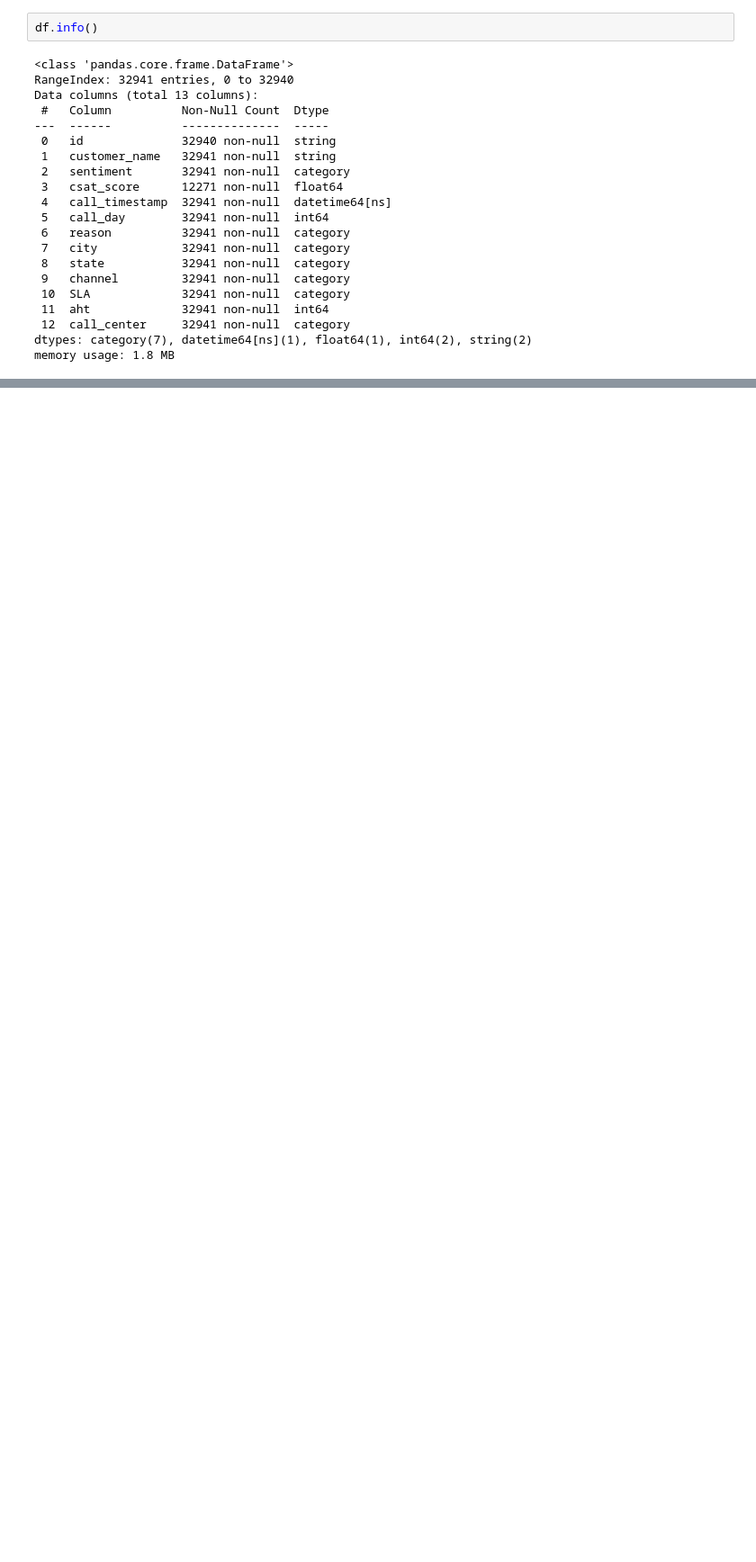
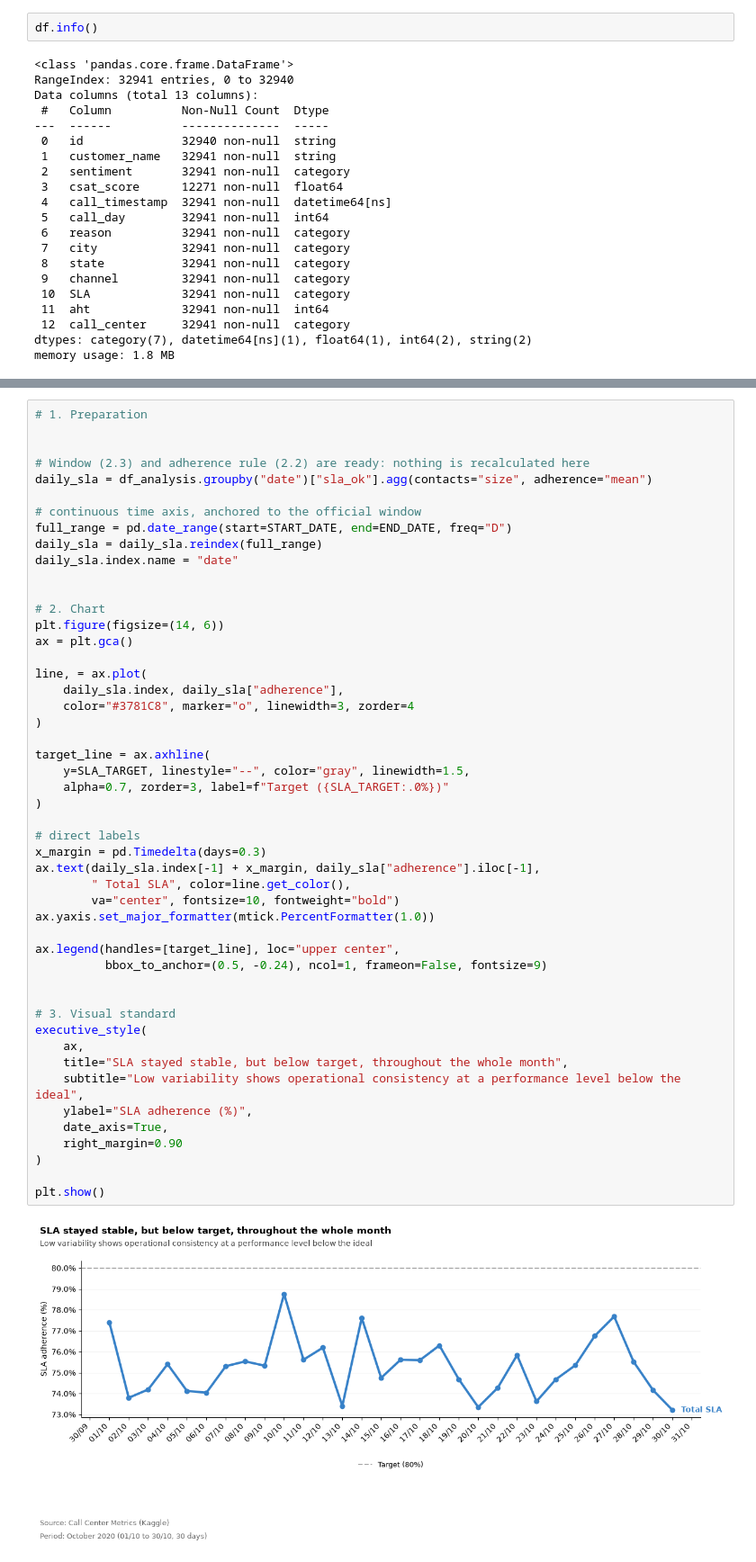
Before and after one commit to JV-root/WFM-Analysis, a Jupyter notebook: notebook.ipynb, the cells around one changed output, grey strips where cells are left out. Shown at 90% size. Cells and saved outputs as stored; diff of their text form; blank space fills up the shorter version.

```diff
--- a/notebook.ipynb
+++ b/notebook.ipynb
@@ -1161,0 +326,51 @@ Thank you for visiting this notebook! For more projects and professional updates
+# %%
+# 1. Preparation
+
+
+# Window (2.3) and adherence rule (2.2) are ready: nothing is recalculated here
+daily_sla = df_analysis.groupby("date")["sla_ok"].agg(contacts="size", adherence="mean")
+
+# continuous time axis, anchored to the official window
+full_range = pd.date_range(start=START_DATE, end=END_DATE, freq="D")
+daily_sla = daily_sla.reindex(full_range)
+daily_sla.index.name = "date"
+
+
+# 2. Chart
+plt.figure(figsize=(14, 6))
+ax = plt.gca()
+
+line, = ax.plot(
+    daily_sla.index, daily_sla["adherence"],
+    color="#3781C8", marker="o", linewidth=3, zorder=4
+)
+
+target_line = ax.axhline(
+    y=SLA_TARGET, linestyle="--", color="gray", linewidth=1.5,
+    alpha=0.7, zorder=3, label=f"Target ({SLA_TARGET:.0%})"
+)
+
+# direct labels
+x_margin = pd.Timedelta(days=0.3)
+ax.text(daily_sla.index[-1] + x_margin, daily_sla["adherence"].iloc[-1],
+        " Total SLA", color=line.get_color(),
+        va="center", fontsize=10, fontweight="bold")
+ax.yaxis.set_major_formatter(mtick.PercentFormatter(1.0))
+
+ax.legend(handles=[target_line], loc="upper center",
+          bbox_to_anchor=(0.5, -0.24), ncol=1, frameon=False, fontsize=9)
+
+
+# 3. Visual standard
+executive_style(
+    ax,
+    title="SLA stayed stable, but below target, throughout the whole month",
+    subtitle="Low variability shows operational consistency at a performance level below the ideal",
+    ylabel="SLA adherence (%)",
+    date_axis=True,
+    right_margin=0.90
+)
+
+plt.show()
+# %% [output]
+[figure, added]
```
Also changed, not shown: parts of 98 cells of this notebook, 3 other files.
